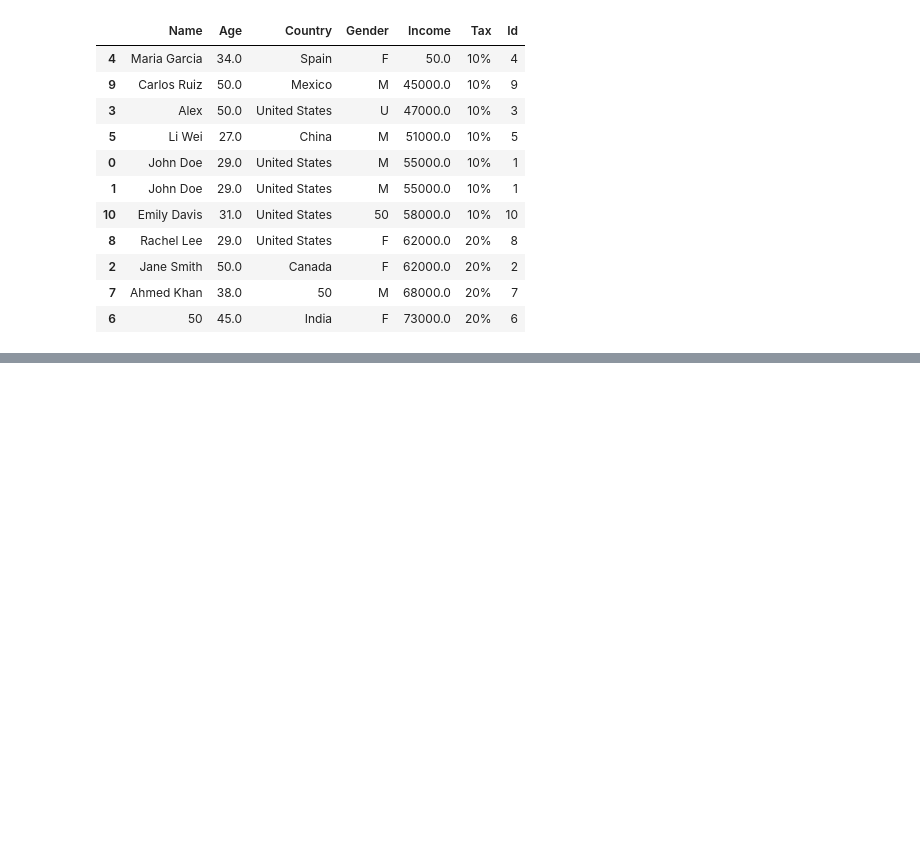
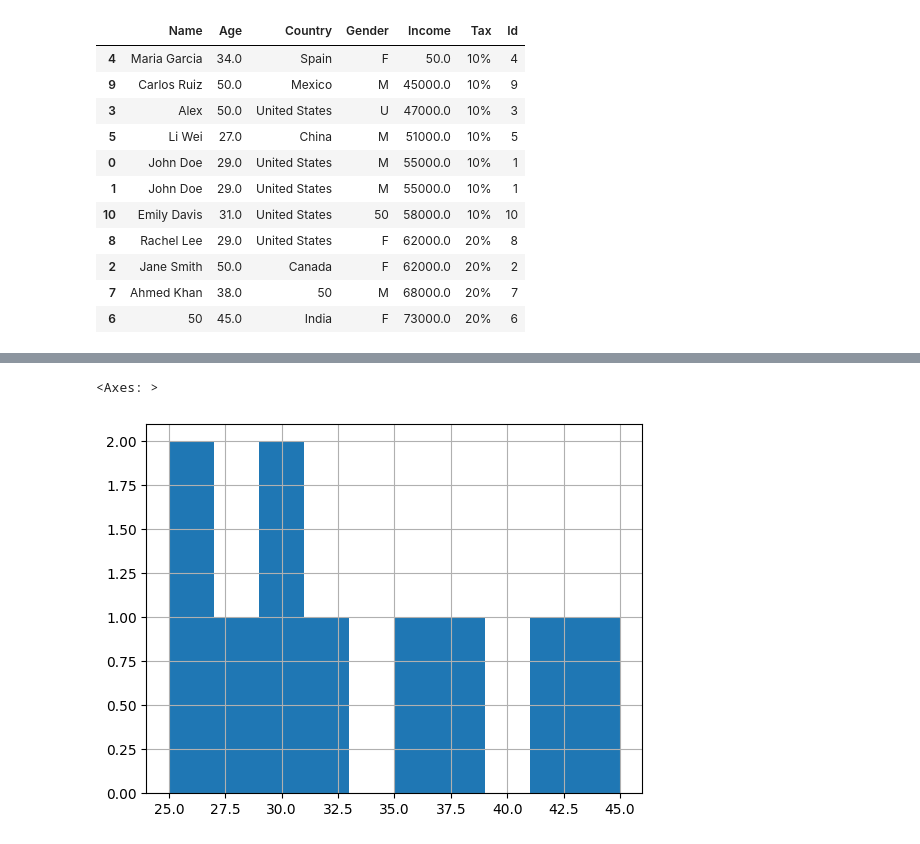
Before and after one commit to Shaik-Khaja-byte/AI-ML-Journey, a Jupyter notebook: Phase 2 - DATA/pandas2.ipynb, the cells around one changed output, grey strips where cells are left out. Drawn from its saved outputs; the diff is of its cells as text; code cells hidden in the pictures; blank space fills up the shorter version.

```diff
--- a/Phase 2 - DATA/pandas2.ipynb
+++ b/Phase 2 - DATA/pandas2.ipynb
@@ -365,0 +591,5 @@ sorted_df[["Name", "Age", "Country", "Gender", "Income", "Tax", "Id"]]
+# %%
+df["Age"].hist()
+# %% [output]
+<Axes: >
+[figure, added]
```
Also changed, not shown: parts of 33 cells of this notebook, 1 other file.
